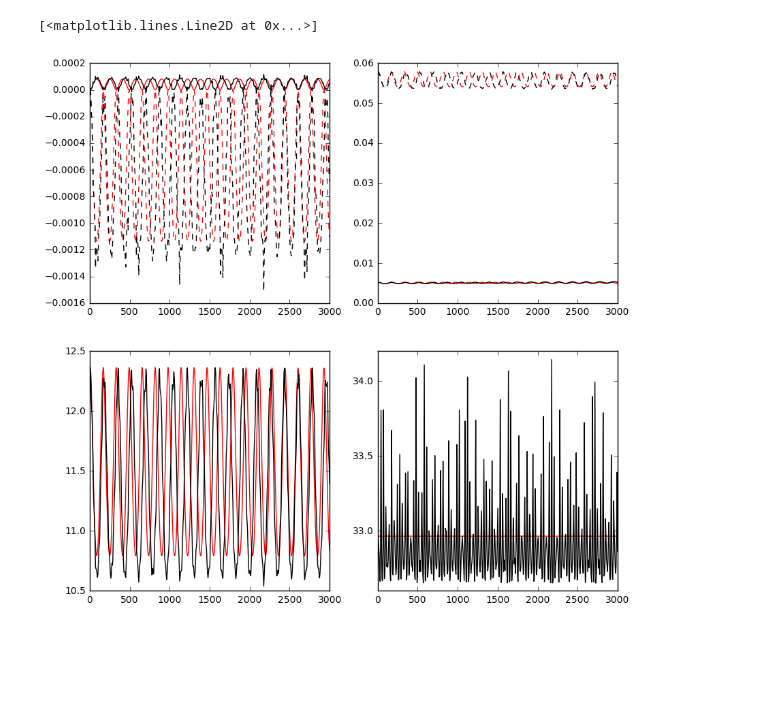
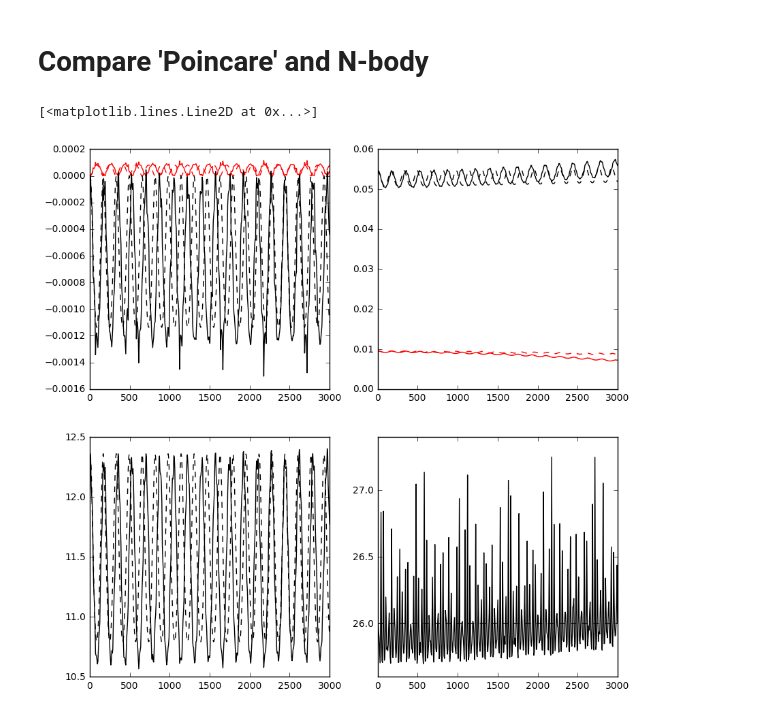
Before and after one commit to shadden/celmech, a Jupyter notebook: jupyter_examples/Compare_Numerical_Poincare_Andoyer_Methods.ipynb, the cells around one changed output. Saved outputs shown, nothing was run; the diff lists cells and outputs as text; code cells hidden in the pictures; blank space fills up the shorter version.

```diff
--- a/jupyter_examples/Compare_Numerical_Poincare_Andoyer_Methods.ipynb
+++ b/jupyter_examples/Compare_Numerical_Poincare_Andoyer_Methods.ipynb
@@ -23,23 +46,32 @@ def make_sim(j, k):
+# %% [markdown]
+# Compare 'Poincare' and N-body
 # %%
 j=5
 k=2
 G = 4*np.pi**2
 masses = [1., 3.e-5, 3.e-6]
 a10=1
-avars = Andoyer.from_elements(j, k, 10, 0, a10, G, masses)
+
+# eW sets script-W magnitude (roughly)
+eW = 0.01
+W = masses[2]*np.sqrt(G*masses[0])*eW*eW
+
+avars = Andoyer.from_elements(j, k, 10, 0, a10, G, masses,W=W)
+
+# Induce finite libration amplitude by tweaking 'X' initial condition
 avars.X = avars.X-0.5
+
+
 # numerical rebound simulation
 sim = Andoyer.to_Simulation(avars)
-a10=sim.particles[1].a
-# variables for Poincare and Andoyer simulations
+
+# set up Poincare simulation
 pvars = Poincare.from_Simulation(sim)
-
-
-# Hamiltonians for Andoyer and Poincare models
-AHsim = AndoyerHamiltonian(avars)
 PHsim = PoincareHamiltonian(pvars)
 PHsim.add_all_resonance_subterms(1,2,j,k)
 
+# Set up Andoyer simulation
+# AHsim = AndoyerHamiltonian(avars)
 
 Norbits = 3e3
 Nout = 500
@@ -100,21 +132,21 @@ for i,t in enumerate(times):
 # %%
 fig,ax=plt.subplots(2,2,figsize=(10,10))
 
-ax[0,0].plot(times,(Psma[0]-Psma[0,0])/Psma[0,0],'r')
-ax[0,0].plot(times,(Psma[1]-Psma[1,0])/Psma[1,0],'r--')
-ax[0,0].plot(times,(Nsma[0]-Nsma[0,0])/Nsma[0,0],'k')
-ax[0,0].plot(times,(Nsma[1]-Nsma[1,0])/Nsma[1,0],'k--')
+ax[0,0].plot(times,(Psma[0]-Psma[0,0])/Psma[0,0],'r--')
+ax[0,0].plot(times,(Psma[1]-Psma[1,0])/Psma[1,0],'k--')
+ax[0,0].plot(times,(Nsma[0]-Nsma[0,0])/Nsma[0,0],'r')
+ax[0,0].plot(times,(Nsma[1]-Nsma[1,0])/Nsma[1,0],'k')
 
-ax[0,1].plot(times,Pecc[0],'r')
-ax[0,1].plot(times,Pecc[1],'r--')
-ax[0,1].plot(times,Necc[0],'k')
-ax[0,1].plot(times,Necc[1],'k--')
+ax[0,1].plot(times,Pecc[0],'r--')
+ax[0,1].plot(times,Pecc[1],'k--')
+ax[0,1].plot(times,Necc[0],'r')
+ax[0,1].plot(times,Necc[1],'k')
 
-ax[1,0].plot(times,PPhi,'r')
+ax[1,0].plot(times,PPhi,'k--')
 ax[1,0].plot(times,NPhi,'k')
 
-ax[1,1].plot(times,PPhiprime,'r')
+ax[1,1].plot(times,PPhiprime,'k--')
 ax[1,1].plot(times,NPhiprime,'k')
 # %% [output]
 [<matplotlib.lines.Line2D at 0x...>]
-[figure, old version]
+[figure, new version]
```
Also changed, not shown: parts of 6 cells of this notebook, 1 other file.
